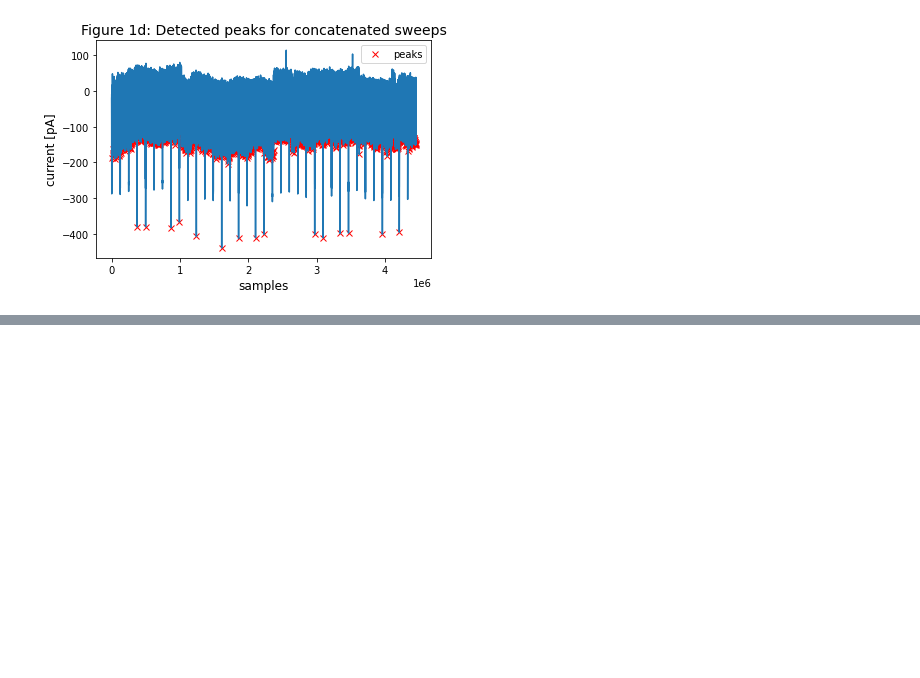
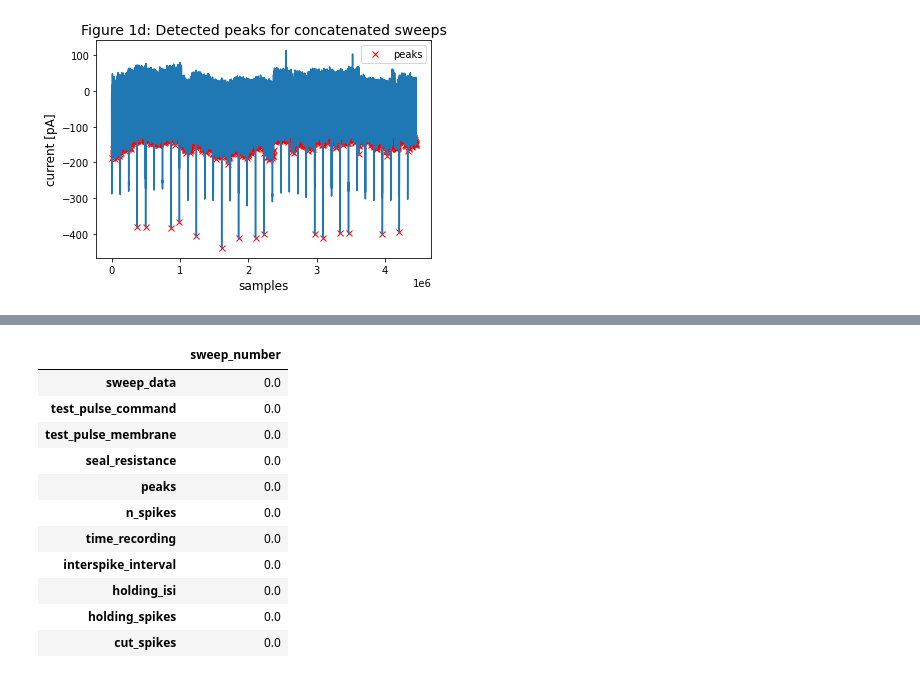
Before and after one commit to opavon/PAG_ephys_analysis, a Jupyter notebook: loose_seal/loose_seal_3b_findspikes_allsweeps_develop copy.ipynb, the cells around one changed output, grey strips where cells are left out. Cells and saved outputs as stored; diff of their text form; code cells hidden in the pictures; blank space fills up the shorter version.

Commit message:
Create backbone of data frame to store results

```diff
--- a/loose_seal/loose_seal_3b_findspikes_allsweeps_develop copy.ipynb
+++ b/loose_seal/loose_seal_3b_findspikes_allsweeps_develop copy.ipynb
@@ -372,0 +394,23 @@ for sweep in channels_data_frame.columns:
+# %%
+cell_id = [file_name_1.split('.')[0]] # Get the file name without the extension
+
+save_folder_name = str(folder_name_1 + '/results') # Set the path to save the filepd
+results_dataframe = .DataFrame(np.zeros(11), coumns = ['sweep_number'], index = [''sweep_data', test_pulse_command', 'test_pulse_membrane', 'sel_resistance', ]'peaks', 'n_spikes', 'time_recording', 'interspike_interval', 'holding_isi', 'holding_spikes', 'cut_spikes', ) [save as file, with filename = dlpag_vgat_201201_c5...
+fil
+
+results_dataframe
+d# r Useepd.DataFrame.to_csv() to save
+f
+# %% [output]
+|  | sweep_number |
+| sweep_data | 0.0 |
+| test_pulse_command | 0.0 |
+| test_pulse_membrane | 0.0 |
+| seal_resistance | 0.0 |
+| peaks | 0.0 |
+| n_spikes | 0.0 |
+| time_recording | 0.0 |
+| interspike_interval | 0.0 |
+| holding_isi | 0.0 |
+| holding_spikes | 0.0 |
+| cut_spikes | 0.0 |
```
Also changed, not shown: parts of 3 cells of this notebook.
